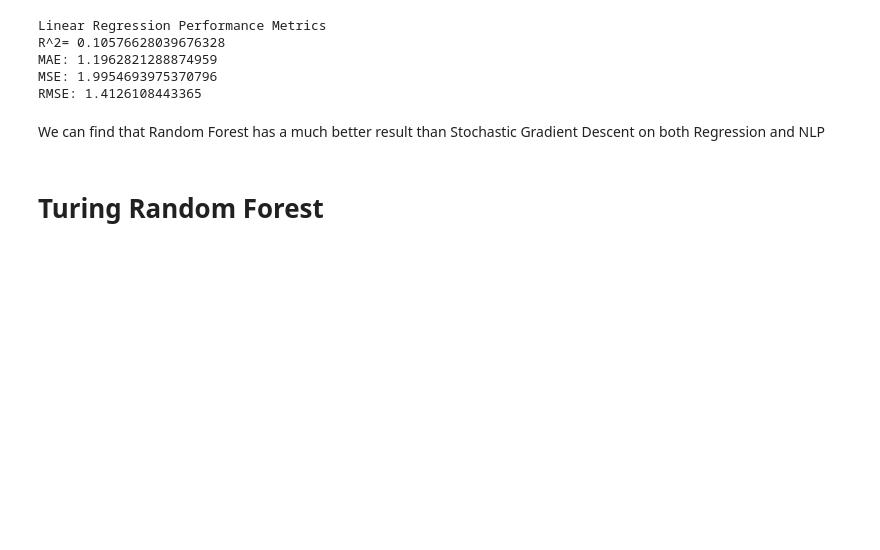
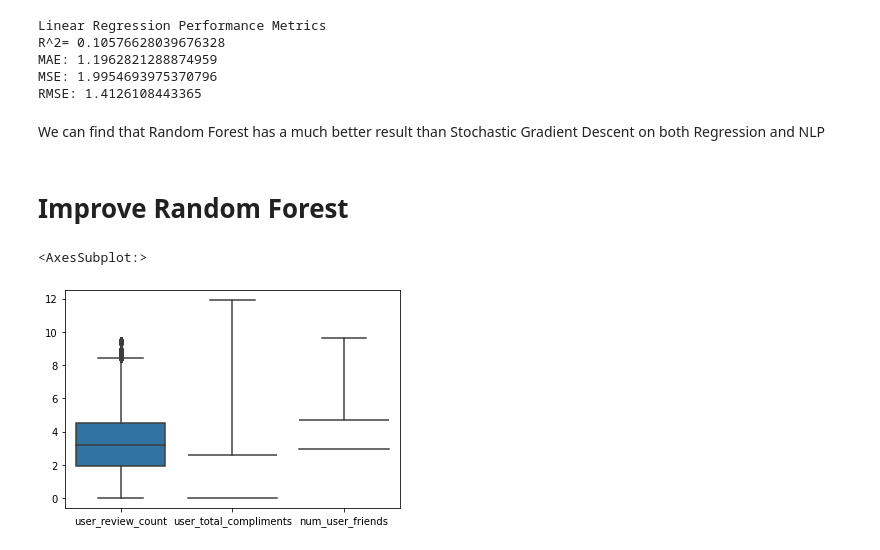
Before and after one commit to FishWith7sMemory/MAST30034-ADS-GroupProj, a Jupyter notebook: Regression.ipynb, the cells around one changed output. Cells and saved outputs as stored; diff of their text form; code cells hidden in the pictures; blank space fills up the shorter version.

```diff
--- a/Regression.ipynb
+++ b/Regression.ipynb
@@ -14,20 +14,20 @@ df.head(1)
 # %%
-data = df[["review_stars", "review_text_after_cleaning", "user_review_count", "user_elite", "user_fans", "user_average_stars", \
+data = df[["review_stars", "review_text_max_150", "user_review_count", "user_elite", "user_fans", "user_average_stars", \
            "user_total_compliments", "business_stars", "num_user_friends"]]
 corr_heatmap(data)
 # %% [output]
 [figure]
 # %%
-X = data[["review_text_after_cleaning", "user_review_count", "user_elite", "user_fans", "user_average_stars", "user_total_compliments", "business_stars", "num_user_friends"]]
+X = data[["review_text_max_150", "user_review_count", "user_elite", "user_fans", "user_average_stars", "user_total_compliments", "business_stars", "num_user_friends"]]
 y = data["review_stars"]
 # %% [markdown]
 ### Split Train and Test Dataset
 # %%
 X_train, X_test, y_train, y_test = train_test_split(X, y, test_size=0.33, random_state=42)
-X_train_text = X_train["review_text_after_cleaning"]
-X_test_text = X_test["review_text_after_cleaning"]
-X_train.drop("review_text_after_cleaning", axis=1, inplace=True)
-X_test.drop("review_text_after_cleaning", axis=1, inplace=True)
+X_train_text = X_train["review_text_max_150"]
+X_test_text = X_test["review_text_max_150"]
+X_train.drop("review_text_max_150", axis=1, inplace=True)
+X_test.drop("review_text_max_150", axis=1, inplace=True)
 # %% [markdown]
 ## Word Embedding
 # %%
@@ -106,4 +106,9 @@ RMSE: 1.4126108443365
 # %% [markdown]
 We can find that Random Forest has a much better result than Stochastic Gradient Descent on both Regression and NLP
 # %% [markdown]
-# Turing Random Forest
+# Improve Random Forest
+# %%
+sns.boxplot(data=np.log(X_train[["user_review_count", "user_total_compliments", "num_user_friends"]]))
+# %% [output]
+<AxesSubplot:>
+[figure, added]
```
Also changed, not shown: parts of 5 cells of this notebook, 1 other file.
